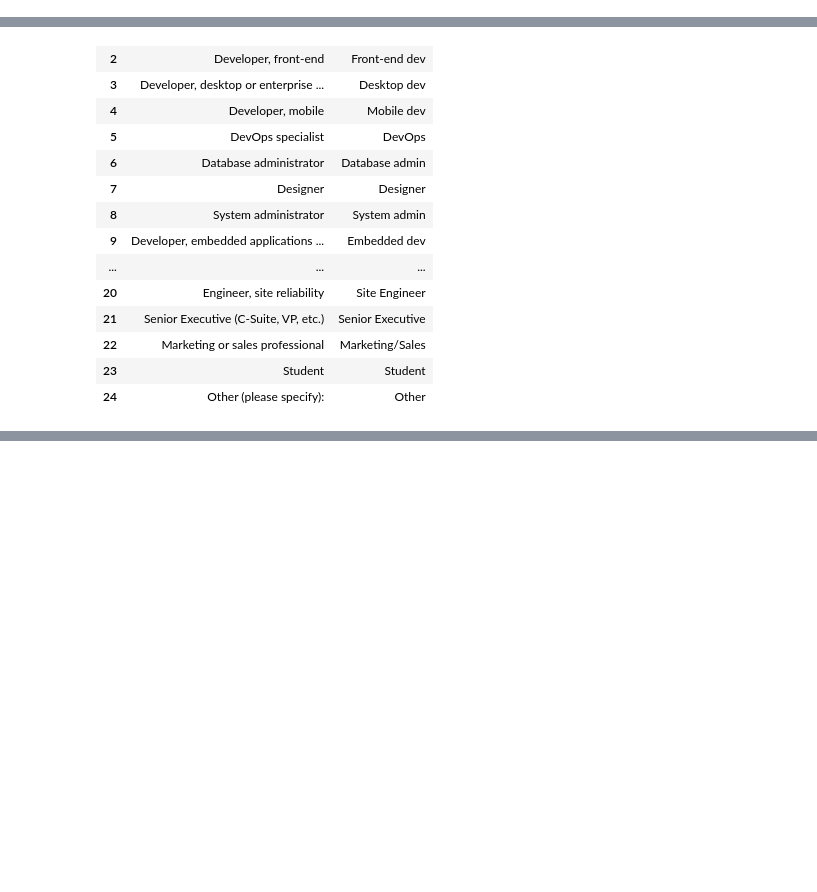
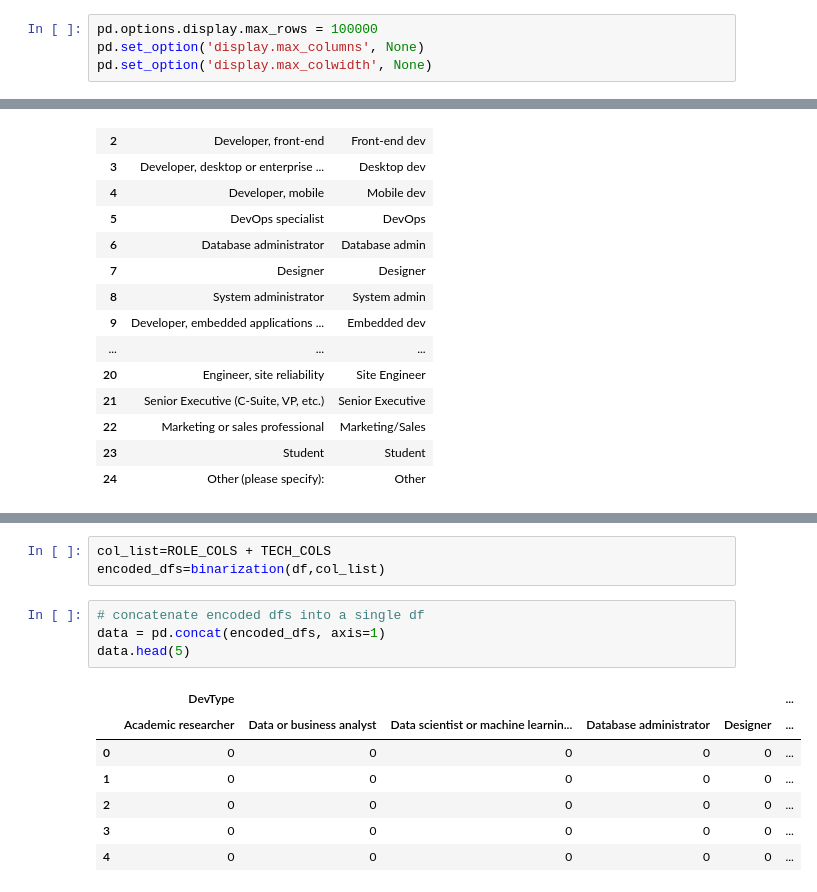
Before and after one commit to Aakame/jobs_and_technologies, a Jupyter notebook: preprocessing.ipynb, the cells around one changed output, grey strips where cells are left out. Drawn from its saved outputs; the diff is of its cells as text; blank space fills up the shorter version.

```diff
--- a/preprocessing.ipynb
+++ b/preprocessing.ipynb
@@ -1,3 +13,7 @@
+# %%
+pd.options.display.max_rows = 100000
+pd.set_option('display.max_columns', None)
+pd.set_option('display.max_colwidth', None)
 # %%
 current_dir = os.getcwd()
 
@@ -34,0 +67,15 @@ roles_names
+# %%
+col_list=ROLE_COLS + TECH_COLS
+encoded_dfs=binarization(df,col_list)
+# %%
+# concatenate encoded dfs into a single df
+data = pd.concat(encoded_dfs, axis=1)
+data.head(5)
+# %% [output]
+|  | DevType |  |  |  |  | ... |
+|  | Academic researcher | Data or business analyst | Data scientist or machine learnin... | Database administrator | Designer | ... |
+| 0 | 0 | 0 | 0 | 0 | 0 | ... |
+| 1 | 0 | 0 | 0 | 0 | 0 | ... |
+| 2 | 0 | 0 | 0 | 0 | 0 | ... |
+| 3 | 0 | 0 | 0 | 0 | 0 | ... |
+| 4 | 0 | 0 | 0 | 0 | 0 | ... |
```
Also changed, not shown: parts of 11 cells of this notebook, 2 other files.
